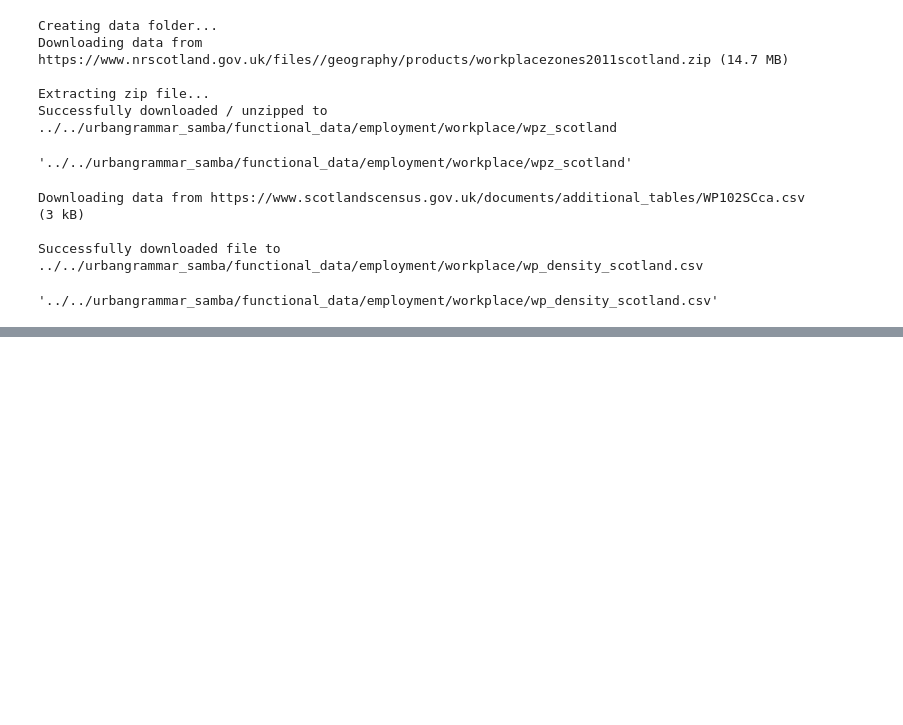
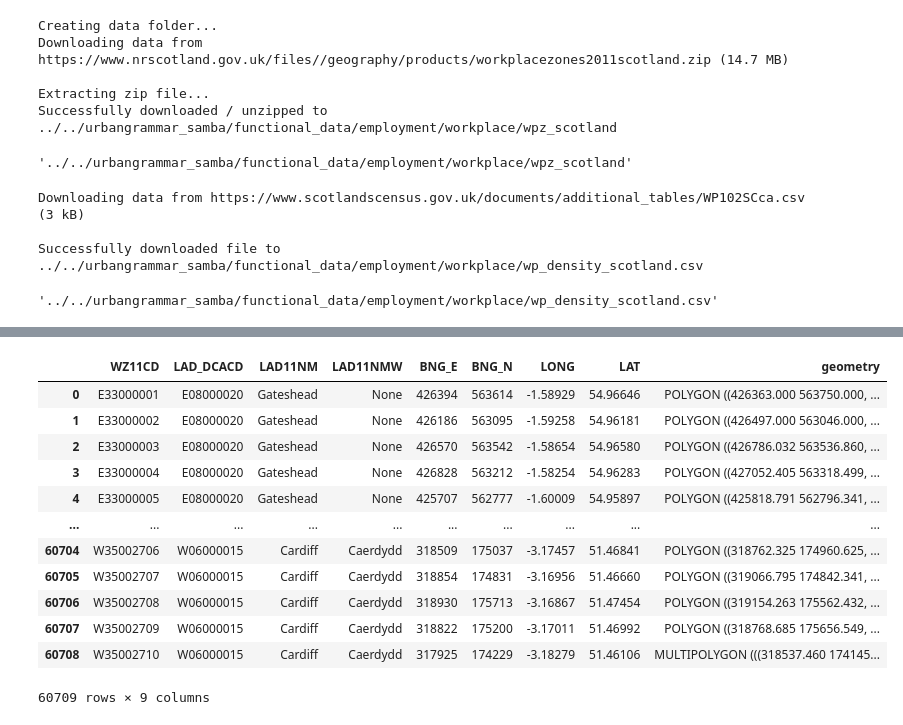
Before and after one commit to urbangrammarai/data_processing, a Jupyter notebook: functional_data/fetch_data.ipynb, the cells around one changed output, grey strips where cells are left out. Drawn from its saved outputs; the diff is of its cells as text; code cells hidden in the pictures; blank space fills up the shorter version.

```diff
--- a/functional_data/fetch_data.ipynb
+++ b/functional_data/fetch_data.ipynb
@@ -488,0 +516,18 @@ Successfully downloaded file to ../../urbangrammar_samba/functional_data/employm
+# %%
+wpz_geom = gpd.read_file('../../urbangrammar_samba/functional_data/employment/workplace/WZ_2011_UK_BGC_V2.shp')
+# %%
+wpz_geom
+# %% [output]
+|  | WZ11CD | LAD_DCACD | LAD11NM | LAD11NMW | BNG_E | BNG_N | LONG | LAT | geometry |
+| 0 | E33000001 | E08000020 | Gateshead | None | 426394 | 563614 | -1.58929 | 54.96646 | POLYGON ((426363.000 563750.000, ... |
+| 1 | E33000002 | E08000020 | Gateshead | None | 426186 | 563095 | -1.59258 | 54.96181 | POLYGON ((426497.000 563046.000, ... |
+| 2 | E33000003 | E08000020 | Gateshead | None | 426570 | 563542 | -1.58654 | 54.96580 | POLYGON ((426786.032 563536.860, ... |
+| 3 | E33000004 | E08000020 | Gateshead | None | 426828 | 563212 | -1.58254 | 54.96283 | POLYGON ((427052.405 563318.499, ... |
+| 4 | E33000005 | E08000020 | Gateshead | None | 425707 | 562777 | -1.60009 | 54.95897 | POLYGON ((425818.791 562796.341, ... |
+| ... | ... | ... | ... | ... | ... | ... | ... | ... | ... |
+| 60704 | W35002706 | W06000015 | Cardiff | Caerdydd | 318509 | 175037 | -3.17457 | 51.46841 | POLYGON ((318762.325 174960.625, ... |
+| 60705 | W35002707 | W06000015 | Cardiff | Caerdydd | 318854 | 174831 | -3.16956 | 51.46660 | POLYGON ((319066.795 174842.341, ... |
+| 60706 | W35002708 | W06000015 | Cardiff | Caerdydd | 318930 | 175713 | -3.16867 | 51.47454 | POLYGON ((319154.263 175562.432, ... |
+| 60707 | W35002709 | W06000015 | Cardiff | Caerdydd | 318822 | 175200 | -3.17011 | 51.46992 | POLYGON ((318768.685 175656.549, ... |
+| 60708 | W35002710 | W06000015 | Cardiff | Caerdydd | 317925 | 174229 | -3.18279 | 51.46106 | MULTIPOLYGON (((318537.460 174145... |
+60709 rows × 9 columns
```
Also changed, not shown: parts of 92 cells of this notebook.
